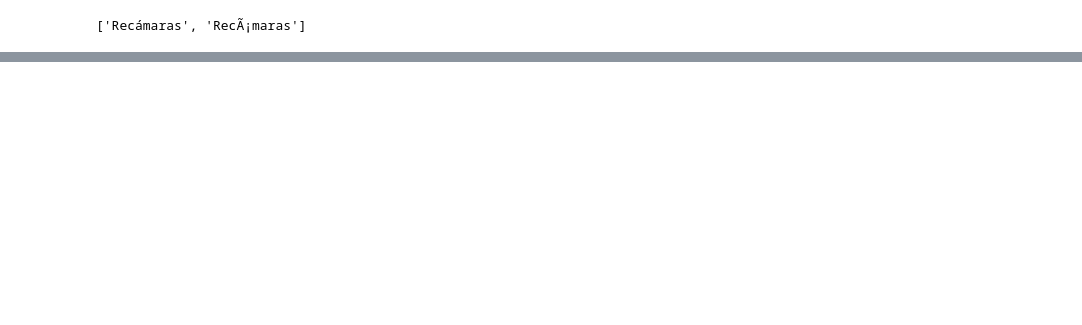
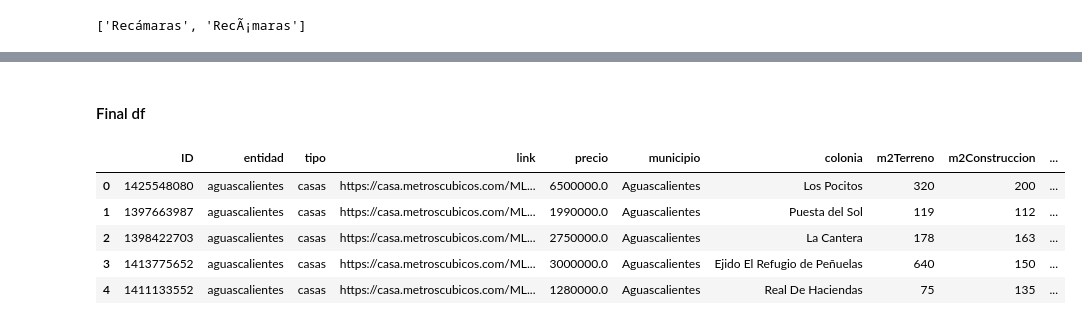
Before and after one commit to JCastro1986/Final-Project, a Jupyter notebook: ETL_process.ipynb, the cells around one changed output, grey strips where cells are left out. Cells and saved outputs as stored; diff of their text form; code cells hidden in the pictures; blank space fills up the shorter version.

```diff
--- a/ETL_process.ipynb
+++ b/ETL_process.ipynb
@@ -143,0 +229,12 @@ print(simbolo)
+# %% [markdown]
+#### Final df
+# %%
+final_df = file[columnasFinales]
+final_df.head()
+# %% [output]
+|  | ID | entidad | tipo | link | precio | municipio | colonia | m2Terreno | m2Construccion | ... |
+| 0 | 1425548080 | aguascalientes | casas | https://casa.metroscubicos.com/ML... | 6500000.0 | Aguascalientes | Los Pocitos | 320 | 200 | ... |
+| 1 | 1397663987 | aguascalientes | casas | https://casa.metroscubicos.com/ML... | 1990000.0 | Aguascalientes | Puesta del Sol | 119 | 112 | ... |
+| 2 | 1398422703 | aguascalientes | casas | https://casa.metroscubicos.com/ML... | 2750000.0 | Aguascalientes | La Cantera | 178 | 163 | ... |
+| 3 | 1413775652 | aguascalientes | casas | https://casa.metroscubicos.com/ML... | 3000000.0 | Aguascalientes | Ejido El Refugio de Peñuelas | 640 | 150 | ... |
+| 4 | 1411133552 | aguascalientes | casas | https://casa.metroscubicos.com/ML... | 1280000.0 | Aguascalientes | Real De Haciendas | 75 | 135 | ... |
```
Also changed, not shown: parts of 45 cells of this notebook, 1 other file.
